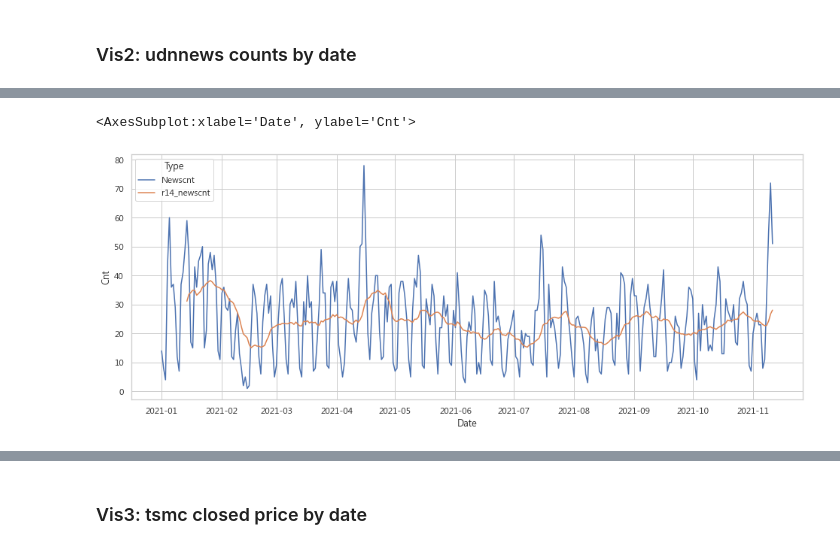
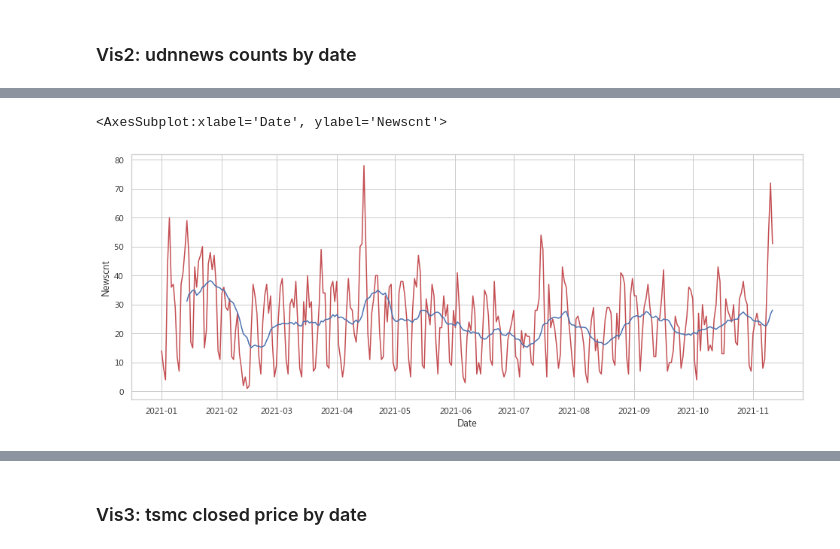
Before and after one commit to tlyu0419/DYU_TextMining, a Jupyter notebook: TM_Workshop.ipynb, the cells around one changed output, grey strips where cells are left out. Drawn from its saved outputs; the diff is of its cells as text; code cells hidden in the pictures.

```diff
--- a/TM_Workshop.ipynb
+++ b/TM_Workshop.ipynb
@@ -267,10 +268,9 @@ sns.barplot(x='index', y='cnt', data=barplot_data)
 # %%
 news['Date'] = news['time'].apply(lambda x: x['dateTime'])
 news['Date'] = news['Date'].apply(lambda x: x[:10])
-news = news.loc[news['Date'].apply(lambda x: x >= '2021-01-01')]
-news['Date'] = news['Date'].apply(lambda x: datetime.datetime.strptime(x, '%Y-%m-%d'))
-
+news = news.loc[news['Date'] >= '2021-01-01']
 news = news.loc[news['cateTitle'].apply(lambda x: x in ['股市','產經','全球'])]
+news = news.loc[:,['title', 'paragraph', 'cateTitle','Date']]
 news.head(3)
 # %% [output]
 |  | url | titleLink | title | paragraph | cateLink | cateTitle | time | Date |
@@ -278,14 +278,13 @@ news.head(3)
 | 3 | https://pgw.udn.com.tw/gw/photo.p... | https://udn.com/news/story/6811/5... | 美要求半導體業者交資料 韓通商部長：下不為例 | 韓國產業通商資源部長官文勝煜（Moon Sung-wook）當地時... | https://udn.com/news/cate/7225 | 全球 | {'dateTime': '2021-11-11 18:39:11... | 2021-11-11 |
 | 4 | https://pgw.udn.com.tw/gw/photo.p... | https://udn.com/news/story/7240/5... | 光洋科董座鬧雙胞 台鋼：別扯台積電國安議題 | 國內靶材大廠光洋科近期爆發經營權之爭，5日該公司公告改由王炯棻擔任... | https://udn.com/news/cate/6644 | 產經 | {'dateTime': '2021-11-11 18:33:10... | 2021-11-11 |
 # %%
+news['Date'] = news['Date'].apply(lambda x: datetime.datetime.strptime(x, '%Y-%m-%d'))
 plotdf1 = news.groupby('Date').size().reset_index(name='Newscnt')
 plotdf1['r14_newscnt'] = plotdf1['Newscnt'].rolling(window=14).mean()
-plotdf1 = plotdf1.melt(id_vars='Date',
-                       value_vars=['Newscnt', 'r14_newscnt'],
-                       var_name='Type',
-                       value_name='Cnt')
+
 plt.figure(figsize=(16,6))
-sns.lineplot(x='Date', y='Cnt', data=plotdf1, hue='Type')
+sns.lineplot(x='Date', y='Newscnt', data=plotdf1, color="r")
+sns.lineplot(x='Date', y='r14_newscnt', data=plotdf1, color="b")
 # %% [output]
-<AxesSubplot:xlabel='Date', ylabel='Cnt'>
+<AxesSubplot:xlabel='Date', ylabel='Newscnt'>
-[figure, old version]
+[figure, new version]
```
Also changed, not shown: parts of 44 cells of this notebook.
